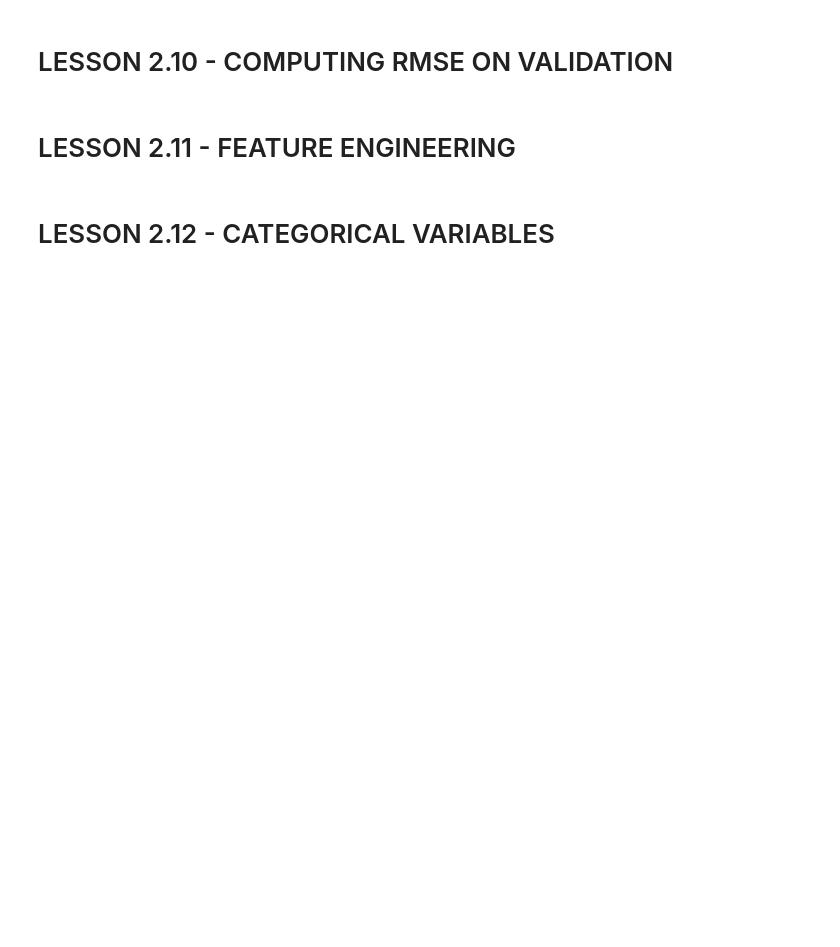
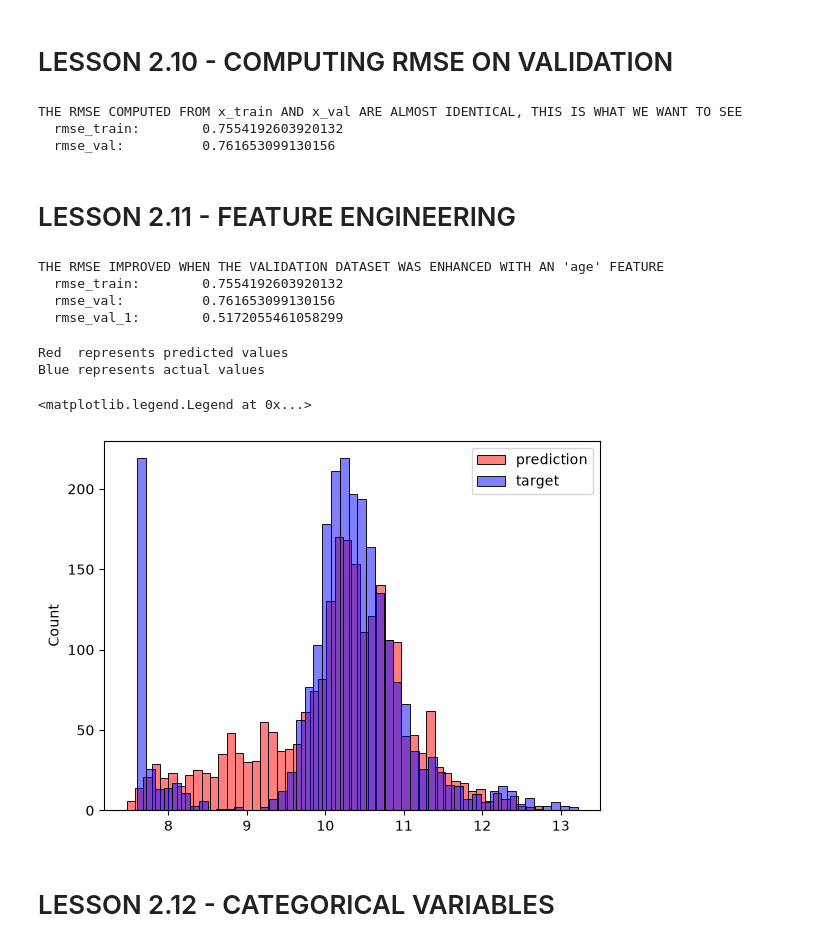
Before and after one commit to CT161/ml-zoomcamp-homework, a Jupyter notebook: 02-regression/wk-02-lesson.ipynb, the cells around one changed output. Cells and saved outputs as stored; diff of their text form; code cells hidden in the pictures; blank space fills up the shorter version.

```diff
--- a/02-regression/wk-02-lesson.ipynb
+++ b/02-regression/wk-02-lesson.ipynb
@@ -846,2 +899,38 @@ INTERPRETATION: Model is not ideal as the predicted peak values are to the left
+# %%
+# PREPARE X
+# 1. SELECT ONLY COLUMNS WITH NUMERIC VALUES [base]
+# 2. CREATE A NEW DF TO HOLD THESE COLUMNS (df_num)
+# 3. FILL MISSING VALUES WITH ZEROS
+# 4. RETURN THE NEW DATAFRAME (MATRIX)
+
+def prepare_X(df):
+    df_num = df[base]
+    df_num = df_num.fillna(0)
+    X = df_num.values
+    return X
+# %%
+######################################################################################
+#### DATA SET VALIDATION CODE BLOCK ##################################################
+######################################################################################
+
+# CREATE WEIGHTS FROM TRAINING DATA
+X_train   = prepare_X(df_train)
+w0, w     = train_linear_regression(X_train, y_train)
+
+# USE TRAINING DATASET WEIGHTS TO CREATE PREDICTIONS FOR VALIDATION DATAFRAME
+X_val     = prepare_X(df_val)
+y_pred    = w0 + X_val.dot(w)
+
+# CALCULATE RMSE
+rmse_val  = rmse(y_val,   y_pred)
+
+# INTERPRETATION
+print("THE RMSE COMPUTED FROM x_train AND x_val ARE ALMOST IDENTICAL, THIS IS WHAT WE WANT TO SEE")
+print(f"  rmse_train:        {rmse_train}")
+print(f"  rmse_val:          {rmse_val}")
+# %% [output]
+THE RMSE COMPUTED FROM x_train AND x_val ARE ALMOST IDENTICAL, THIS IS WHAT WE WANT TO SEE
+  rmse_train:        0.7554192603920132
+  rmse_val:          0.761653099130156
 # %% [markdown]
 # LESSON 2.11 - FEATURE ENGINEERING
@@ -848,2 +967,41 @@ INTERPRETATION: Model is not ideal as the predicted peak values are to the left
+# %%
+######################################################################################
+#### DATA SET VALIDATION CODE BLOCK  - 'age' COLUMN ADDED                         ####
+######################################################################################
+# CREATE WEIGHTS FROM TRAINING DATA
+X_train    = prepare_X(df_train)
+w0, w      = train_linear_regression(X_train, y_train)
+
+# USE TRAINING DATASET WEIGHTS TO CREATE PREDICTIONS FOR ENHANCED VALIDATION DATAFRAME
+X_val      = prepare_X(df_val)
+y_pred     = w0 + X_val.dot(w)
+
+# CALCULATE RMSE
+rmse_val_1 = rmse(y_val, y_pred)
+
+# INTERPRETATION
+print("THE RMSE IMPROVED WHEN THE VALIDATION DATASET WAS ENHANCED WITH AN 'age' FEATURE")
+print(f"  rmse_train:        {rmse_train}")
+print(f"  rmse_val:          {rmse_val}")
+print(f"  rmse_val_1:        {rmse_val_1}")
+# %% [output]
+THE RMSE IMPROVED WHEN THE VALIDATION DATASET WAS ENHANCED WITH AN 'age' FEATURE
+  rmse_train:        0.7554192603920132
+  rmse_val:          0.761653099130156
+  rmse_val_1:        0.5172055461058299
+# %%
+# VISUALIZE THE ACCURACE OF THE ENHANCED VALIDATION DATASET
+#   TRAINING WEIGHTS ARE USED
+#   HISTOGRAM DISPLAYS HOW WELL VALIDATION DATA MATCHES VALIDATION PREDICTIONS
+print("Red  represents predicted values")
+print("Blue represents actual values")
+sns.histplot(y_pred, label='prediction', color='red',  alpha=0.5, bins=50)
+sns.histplot(y_val,  label='target',     color='blue', alpha=0.5, bins=50)
+plt.legend()
+# %% [output]
+Red  represents predicted values
+Blue represents actual values
+<matplotlib.legend.Legend at 0x...>
+[figure, added]
 # %% [markdown]
 # LESSON 2.12 - CATEGORICAL VARIABLES
```
Also changed, not shown: parts of 20 cells of this notebook.
